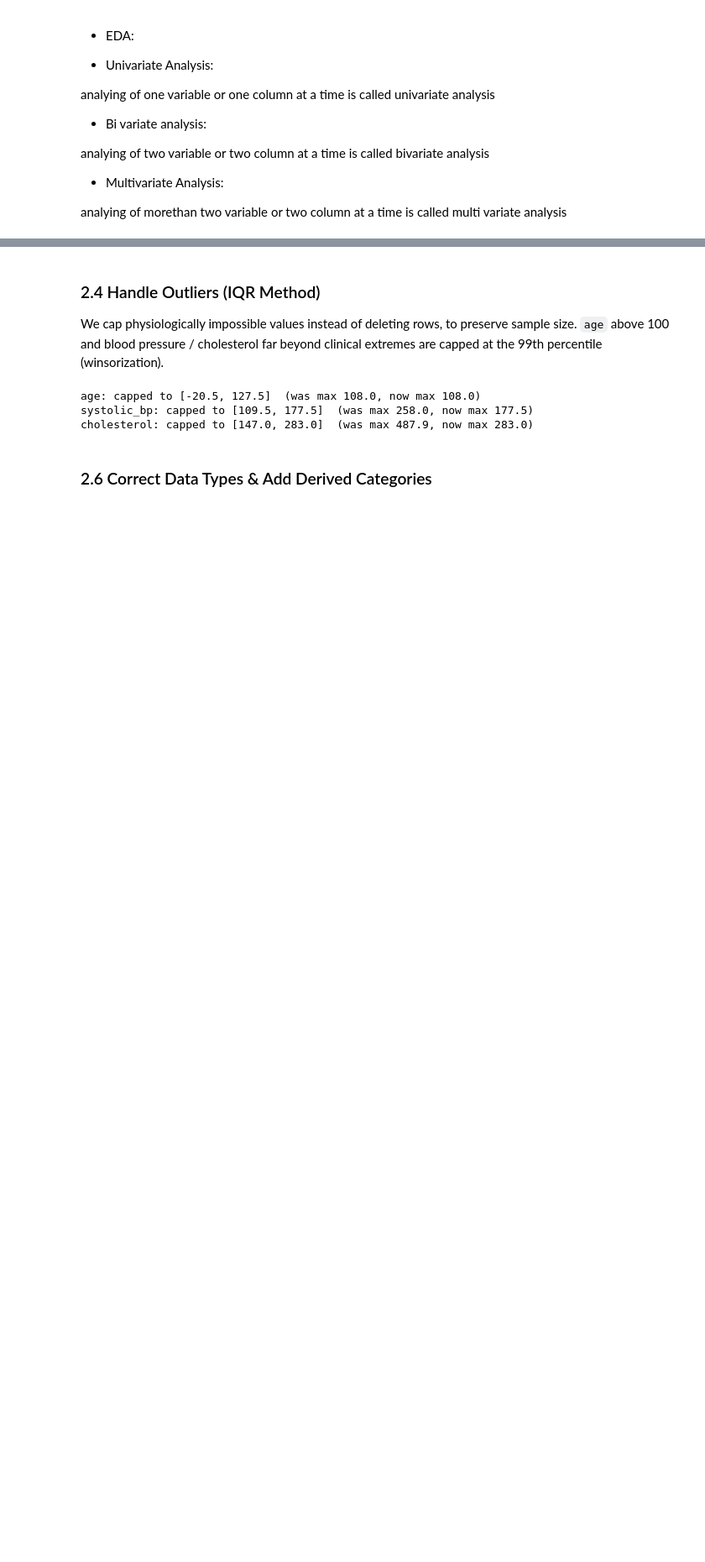
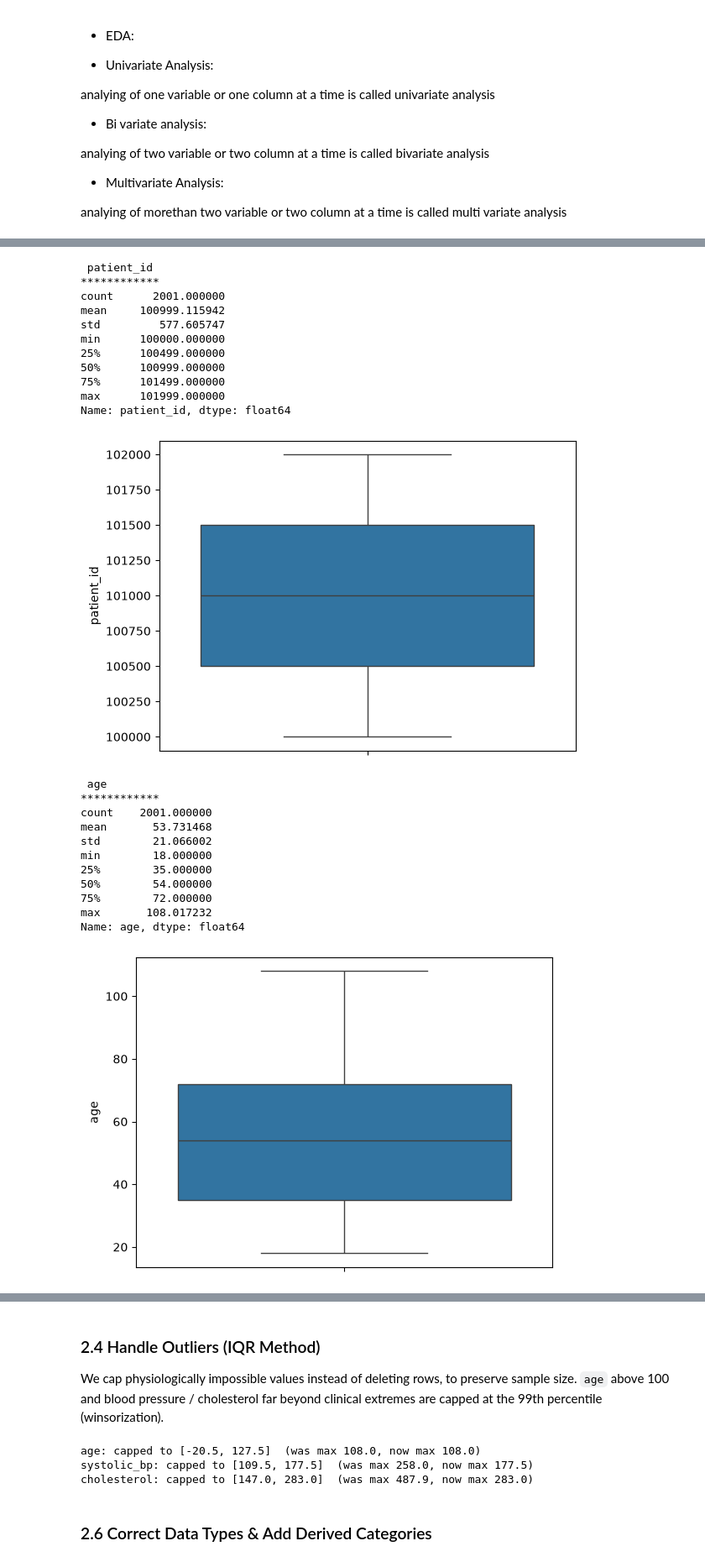
Before and after one commit to laxmanclinilaunch-hub/Python-7-8-, a Jupyter notebook: 2.EDA/healthcare_eda_project.ipynb, the cells around one changed output, grey strips where cells are left out. Shown at 84% size. Saved outputs shown, nothing was run; the diff lists cells and outputs as text; code cells hidden in the pictures; blank space fills up the shorter version.

```diff
--- a/2.EDA/healthcare_eda_project.ipynb
+++ b/2.EDA/healthcare_eda_project.ipynb
@@ -414,0 +423,4 @@ analying of two  variable or two  column at a time is called bivariate analysis
+# %%
+numerical_features=df.select_dtypes(include="number").columns.tolist()
+
+categorical_features=df.select_dtypes(include=["object","category"]).columns.tolist()
@@ -414,0 +454,32 @@ analying of two  variable or two  column at a time is called bivariate analysis
+# %%
+for col in numerical_features:
+    print("\n",col)
+    print("************")
+    print(df[col].describe())
+    sns.boxplot(df[col])
+    plt.show()
+# %% [output]
+ patient_id
+************
+count      2001.000000
+mean     100999.115942
+std         577.605747
+min      100000.000000
+25%      100499.000000
+50%      100999.000000
+75%      101499.000000
+max      101999.000000
+Name: patient_id, dtype: float64
+[figure, added]
+ age
+************
+count    2001.000000
+mean       53.731468
+std        21.066002
+min        18.000000
+25%        35.000000
+50%        54.000000
+75%        72.000000
+max       108.017232
+Name: age, dtype: float64
+[figure, added]
```
Also changed, not shown: parts of 13 cells of this notebook.
